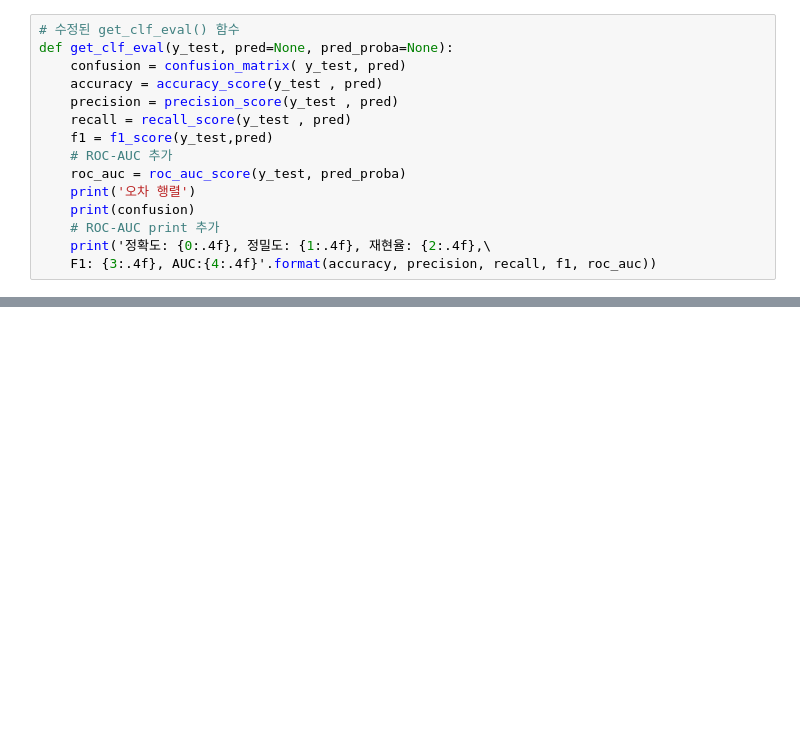
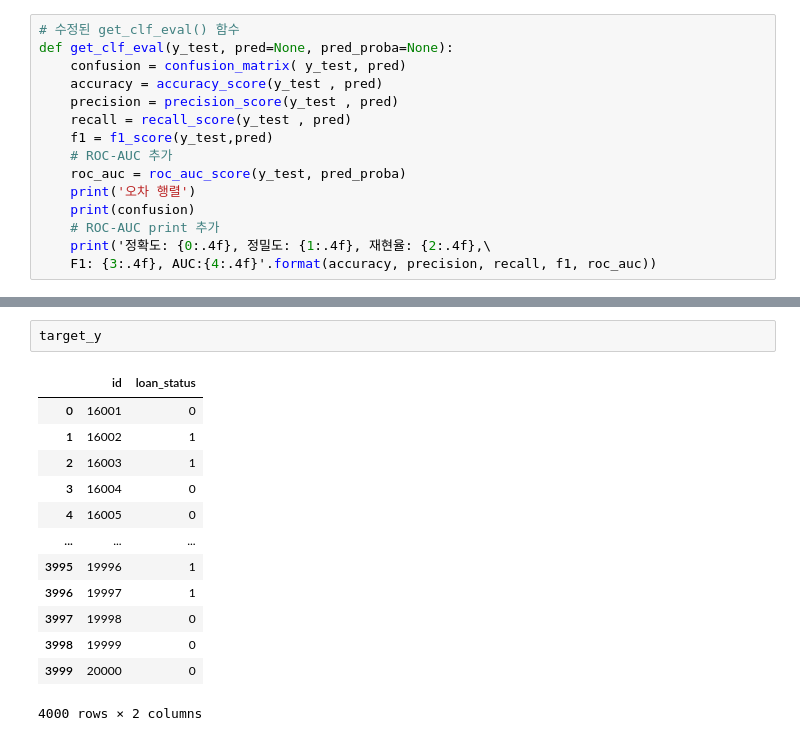
Before and after one commit to sjskoko/Investment_engineering, a Jupyter notebook: xgboost.ipynb, the cells around one changed output, grey strips where cells are left out. Cells and saved outputs as stored; diff of their text form; blank space fills up the shorter version.

```diff
--- a/xgboost.ipynb
+++ b/xgboost.ipynb
@@ -97,0 +152,16 @@ get_clf_eval(y_test, y_preds, y_pred_proba)
+# %%
+target_y
+# %% [output]
+|  | id | loan_status |
+| 0 | 16001 | 0 |
+| 1 | 16002 | 1 |
+| 2 | 16003 | 1 |
+| 3 | 16004 | 0 |
+| 4 | 16005 | 0 |
+| ... | ... | ... |
+| 3995 | 19996 | 1 |
+| 3996 | 19997 | 1 |
+| 3997 | 19998 | 0 |
+| 3998 | 19999 | 0 |
+| 3999 | 20000 | 0 |
+4000 rows × 2 columns
```
Also changed, not shown: parts of 11 cells of this notebook, 4 other files.
